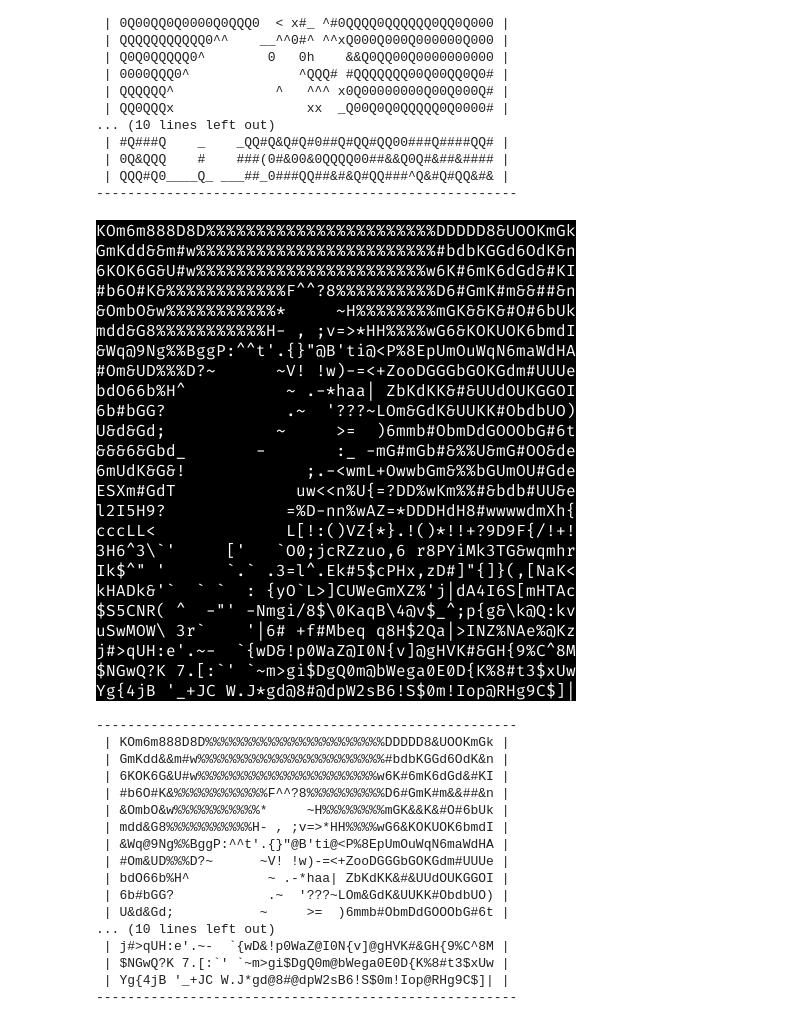
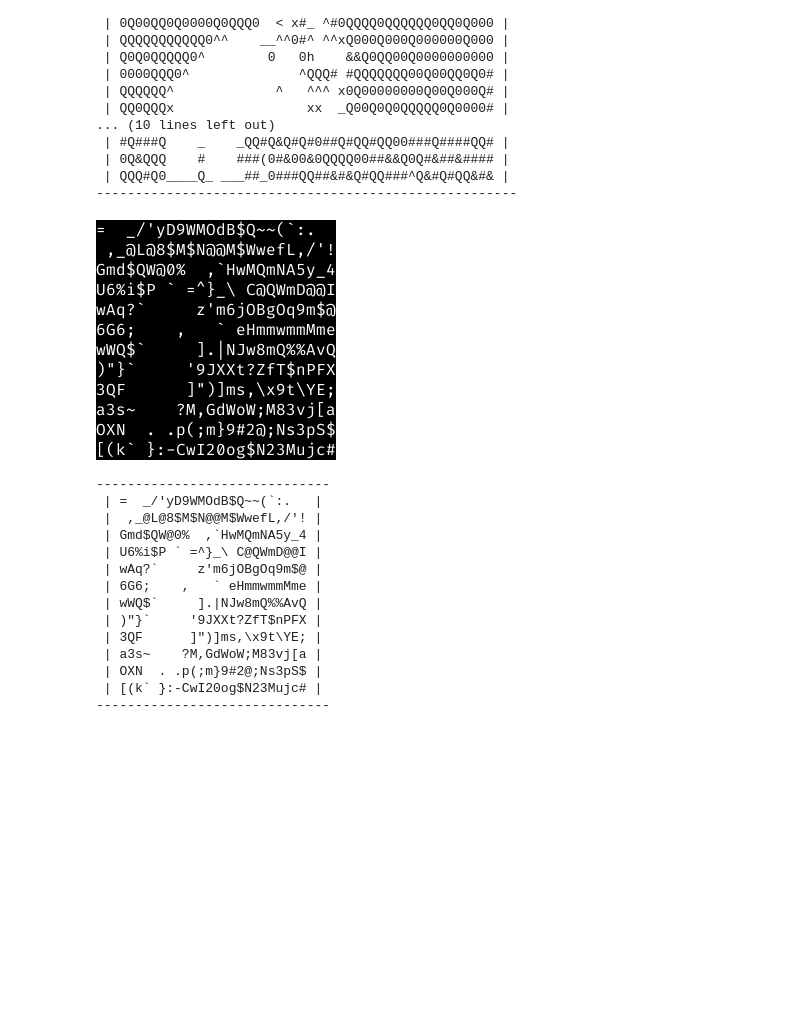
Before and after one commit to wojciechsadlik/python-char-art, a Jupyter notebook: notebooks/img2chars_playground.ipynb, the cells around one changed output. Drawn from its saved outputs; the diff is of its cells as text; code cells hidden in the pictures; blank space fills up the shorter version.

```diff
--- a/notebooks/img2chars_playground.ipynb
+++ b/notebooks/img2chars_playground.ipynb
@@ -195,38 +181,38 @@ print_gallery([res_arr], 1)
 ------------------------------------------------------
 # %%
 from converters.line_heuristics.harmony_search import HarmonyLineSearch
+from converters.tile.bin_2d import Tile2Symb2dBin
+
 tile_converter = Tile2Symb2dBin(symbols=SYMBOLS, font=FONT)
 converter = HarmonyLineSearch(symbols=SYMBOLS,
                               font=FONT,
-                              pop_count=20,
+                              pop_count=15,
                               generations=40,
                               tile_converter=tile_converter)
 
-img_converter_gen = ImgConverter(converter).img2symbols_lazy(prep_img,
-                                              max_cols=MAX_WIDTH,
-                                              max_lines=MAX_HEIGHT,
-                                              line_height=get_line_height(SYMBOLS, FONT))
+img_converter_gen = ImgConverter(converter, FONT).img2symbols_lazy(prep_img,
+                                              max_cols=MAX_WIDTH // 2,
+                                              max_lines=MAX_HEIGHT // 2,
+                                              line_height=get_line_height(SYMBOLS, FONT),
+                                              gens_per_step=20)
 
 for res_arr in img_converter_gen:
     clear_output()
     display(render_symbols_img(res_arr, FONT))
     print_gallery([res_arr], 1)
 # %% [output]
-[figure, old version]
+[figure, new version]
-------------------------------------------------------
- | KOm6m888D8D%%%%%%%%%%%%%%%%%%%%%%%DDDDD8&UOOKmGk |
- | GmKdd&&m#w%%%%%%%%%%%%%%%%%%%%%%%%#bdbKGGd6OdK&n |
- | 6KOK6G&U#w%%%%%%%%%%%%%%%%%%%%%%%w6K#6mK6dGd&#KI |
- | #b6O#K&%%%%%%%%%%%%F^^?8%%%%%%%%%%D6#GmK#m&&##&n |
- | &OmbO&w%%%%%%%%%%%*     ~H%%%%%%%%mGK&&K&#O#6bUk |
- | mdd&G8%%%%%%%%%%%H- , ;v=>*HH%%%%wG6&KOKUOK6bmdI |
- | &Wq@9Ng%%BggP:^^t'.{}"@B'ti@<P%8EpUmOuWqN6maWdHA |
- | #Om&UD%%%D?~      ~V! !w)-=<+ZooDGGGbGOKGdm#UUUe |
- | bdO66b%H^          ~ .-*haa| ZbKdKK&#&UUdOUKGGOI |
- | 6b#bGG?            .~  '???~LOm&GdK&UUKK#ObdbUO) |
- | U&d&Gd;           ~     >=  )6mmb#ObmDdGOOObG#6t |
-... (10 lines left out)
- | j#>qUH:e'.~-  `{wD&!p0WaZ@I0N{v]@gHVK#&GH{9%C^8M |
- | $NGwQ?K 7.[:`' `~m>gi$DgQ0m@bWega0E0D{K%8#t3$xUw |
- | Yg{4jB '_+JC W.J*gd@8#@dpW2sB6!S$0m!Iop@RHg9C$]| |
-------------------------------------------------------
+------------------------------
+ | =  _/'yD9WMOdB$Q~~(`:.   |
+ |  ,_@L@8$M$N@@M$WwefL,/'! |
+ | Gmd$QW@0%  ,`HwMQmNA5y_4 |
+ | U6%i$P ` =^}_\ C@QWmD@@I |
+ | wAq?`     z'm6jOBgOq9m$@ |
+ | 6G6;    ,   ` eHmmwmmMme |
+ | wWQ$`     ].|NJw8mQ%%AvQ |
+ | )"}`     '9JXXt?ZfT$nPFX |
+ | 3QF      ]")]ms,\x9t\YE; |
+ | a3s~    ?M,GdWoW;M83vj[a |
+ | OXN  . .p(;m}9#2@;Ns3pS$ |
+ | [(k` }:-CwI20og$N23Mujc# |
+------------------------------
```
Also changed, not shown: parts of 4 cells of this notebook, 1 other file.
